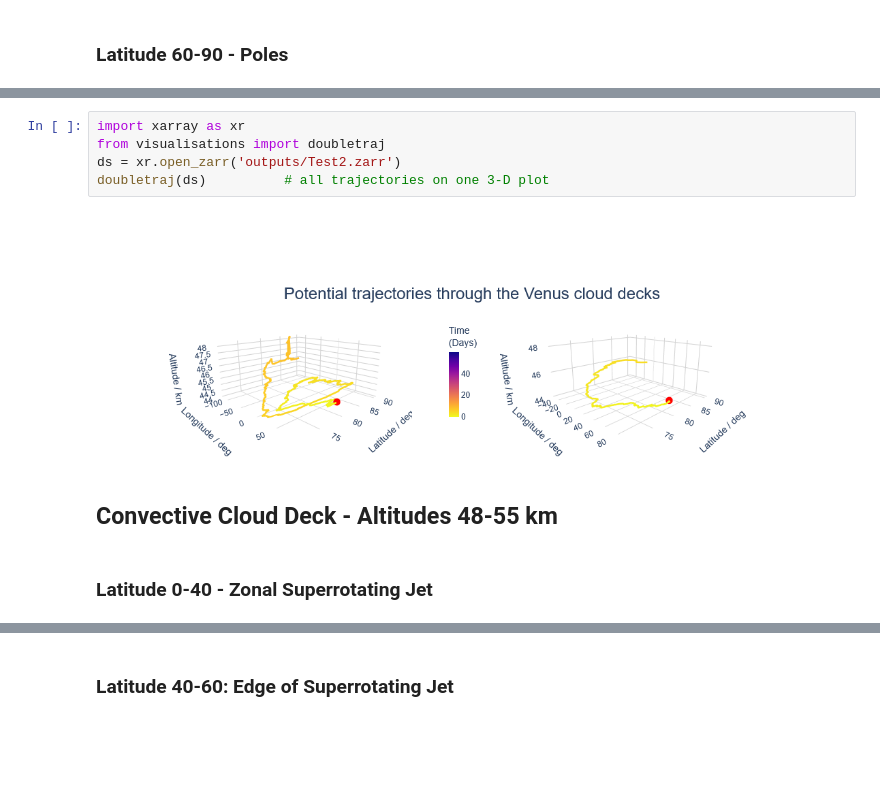
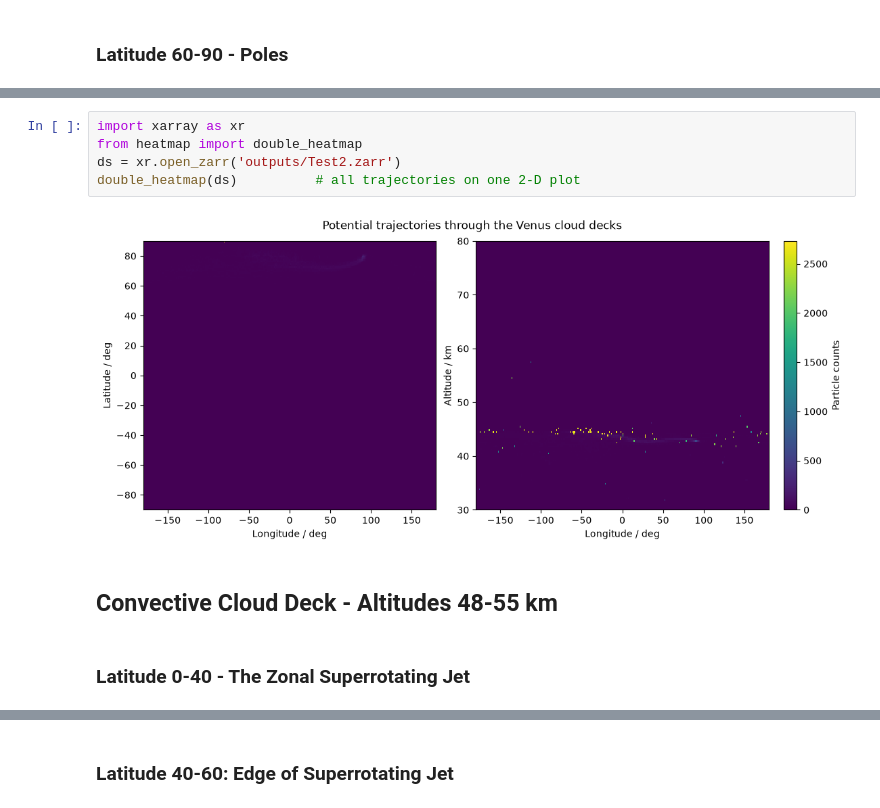
Before and after one commit to maureenjcohen/latraj, a Jupyter notebook: analysis.ipynb, the cells around one changed output, grey strips where cells are left out. Drawn from its saved outputs; the diff is of its cells as text; blank space fills up the shorter version.

```diff
--- a/analysis.ipynb
+++ b/analysis.ipynb
@@ -55,11 +81,11 @@ INFO: Output files are stored in outputs/Test2.zarr.
 # %%
 import xarray as xr
-from visualisations import doubletraj
+from heatmap import double_heatmap
 ds = xr.open_zarr('outputs/Test2.zarr')
-doubletraj(ds)          # all trajectories on one 3-D plot
+double_heatmap(ds)          # all trajectories on one 2-D plot
 # %% [output]
-[figure, old version]
+[figure, new version]
 # %% [markdown]
 ## Convective Cloud Deck - Altitudes 48-55 km
 # %% [markdown]
-### Latitude 0-40 - Zonal Superrotating Jet
+### Latitude 0-40 - The Zonal Superrotating Jet
```
Also changed, not shown: parts of 34 cells of this notebook, 1 other file.
